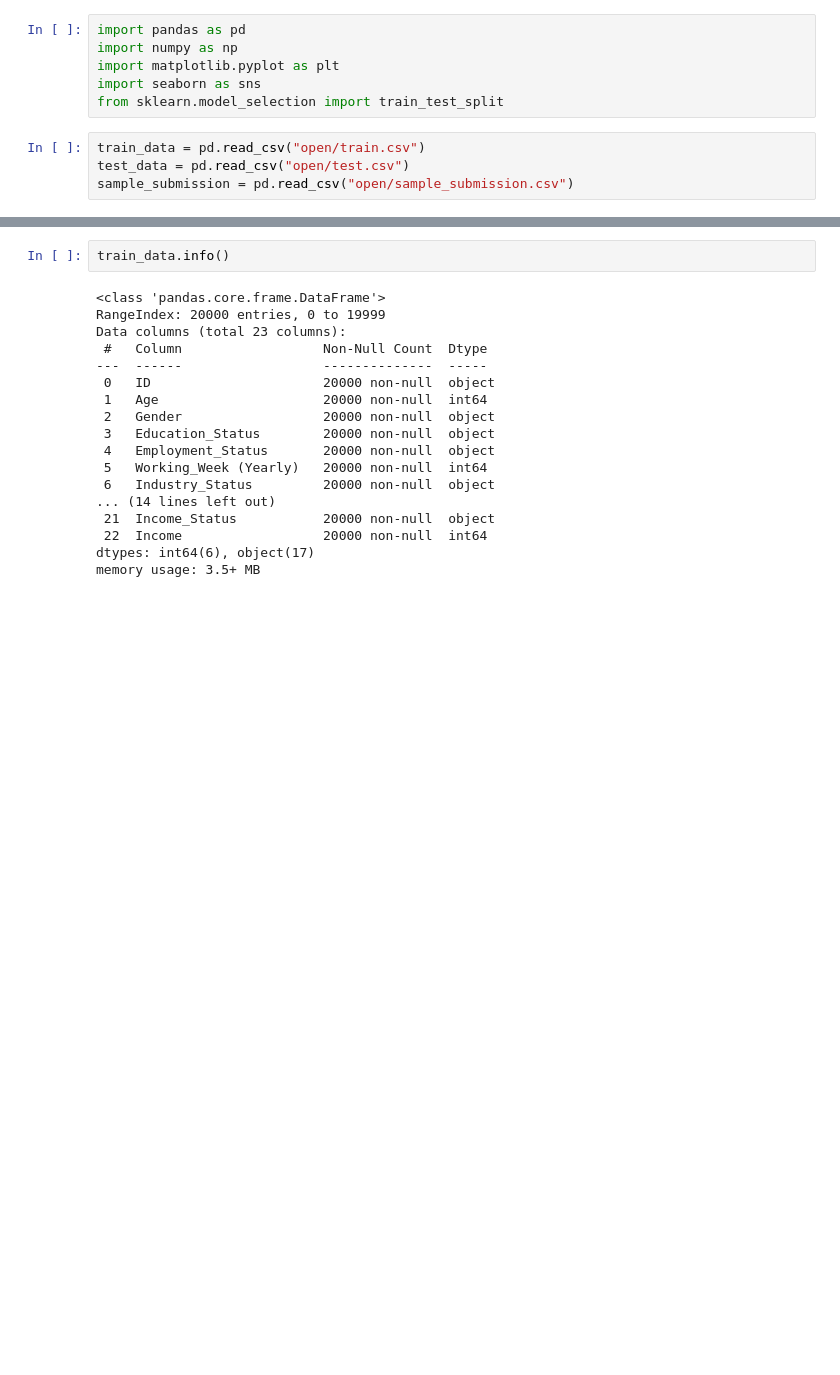
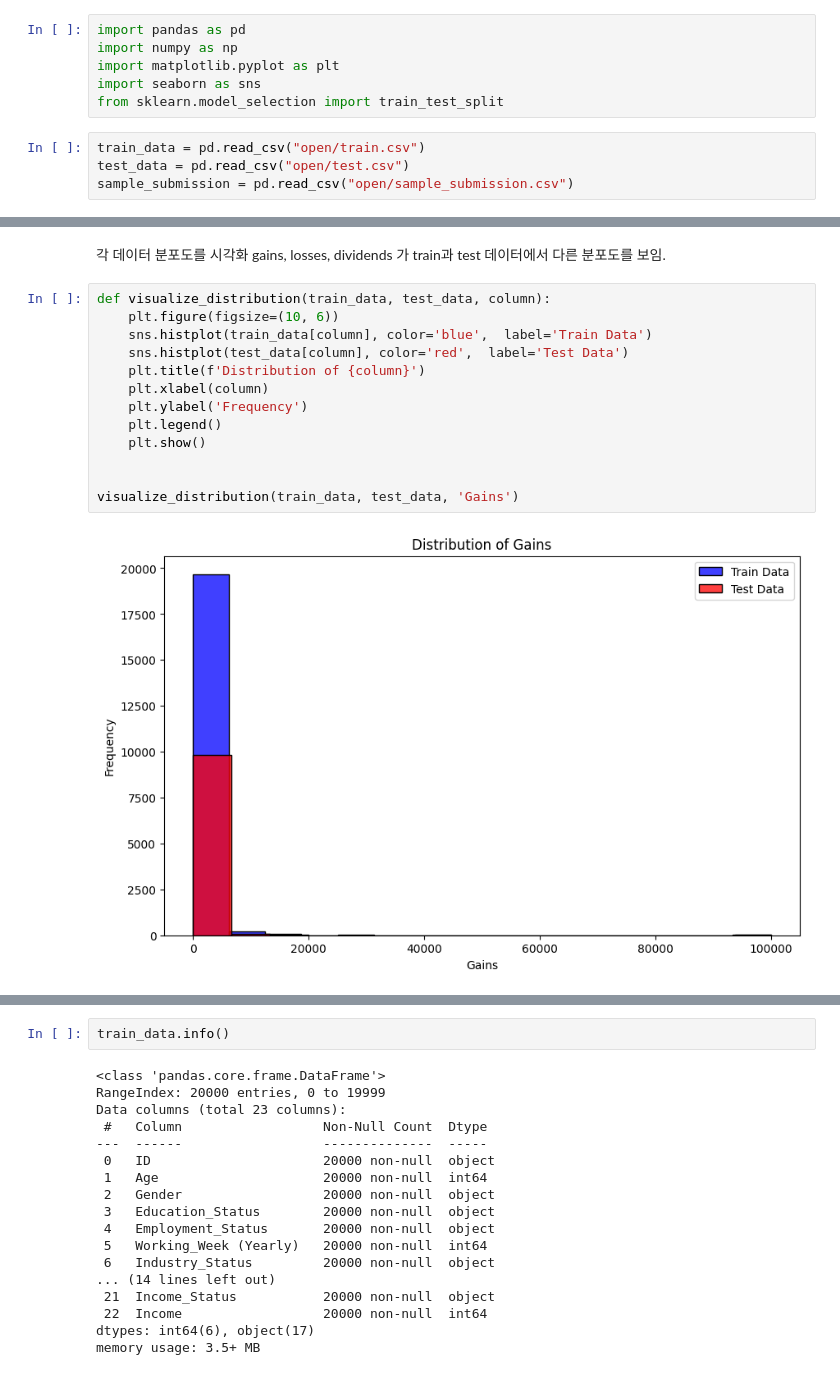
Before and after one commit to jinny908/Income-Prediction-AI-Hackathon, a Jupyter notebook: income-dacon.ipynb, the cells around one changed output, grey strips where cells are left out. Cells and saved outputs as stored; diff of their text form; blank space fills up the shorter version.

```diff
--- a/income-dacon.ipynb
+++ b/income-dacon.ipynb
@@ -26,0 +21,18 @@ train_data
+# %% [markdown]
+각 데이터 분포도를 시각화
+gains, losses, dividends 가 train과 test 데이터에서 다른 분포도를 보임.
+# %%
+def visualize_distribution(train_data, test_data, column):
+    plt.figure(figsize=(10, 6))
+    sns.histplot(train_data[column], color='blue',  label='Train Data')
+    sns.histplot(test_data[column], color='red',  label='Test Data')
+    plt.title(f'Distribution of {column}')
+    plt.xlabel(column)
+    plt.ylabel('Frequency')
+    plt.legend()
+    plt.show()
+
+
+visualize_distribution(train_data, test_data, 'Gains')
+# %% [output]
+[figure, added]
```
Also changed, not shown: parts of 42 cells of this notebook.
